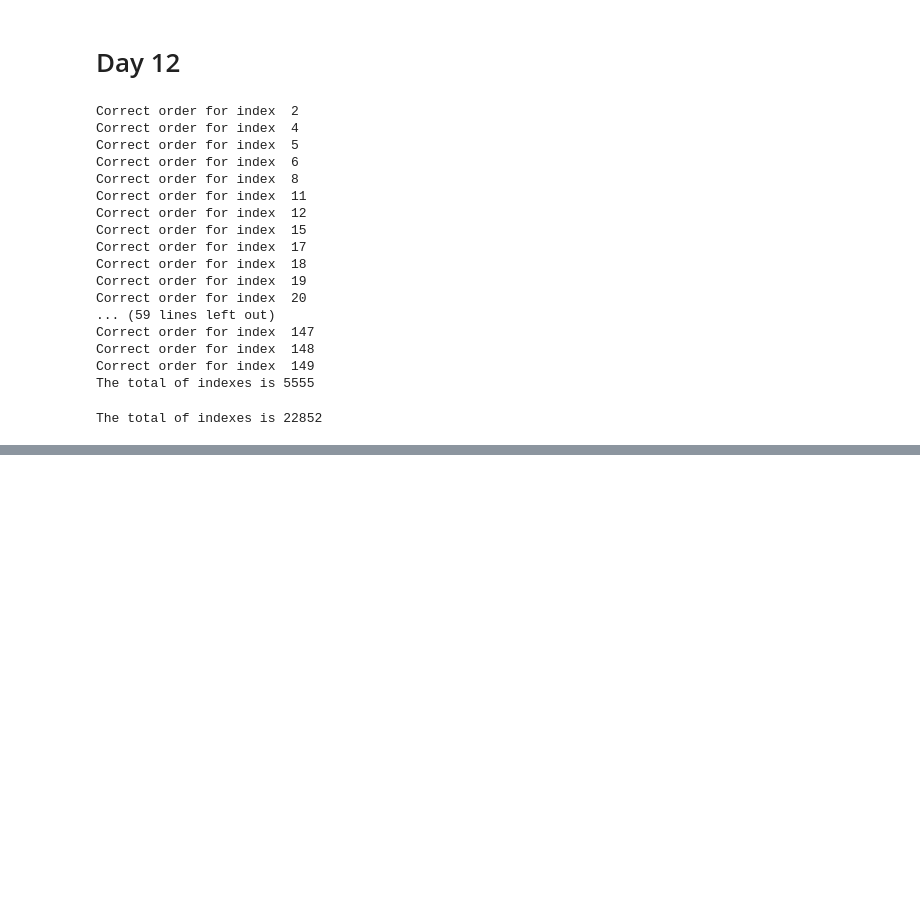
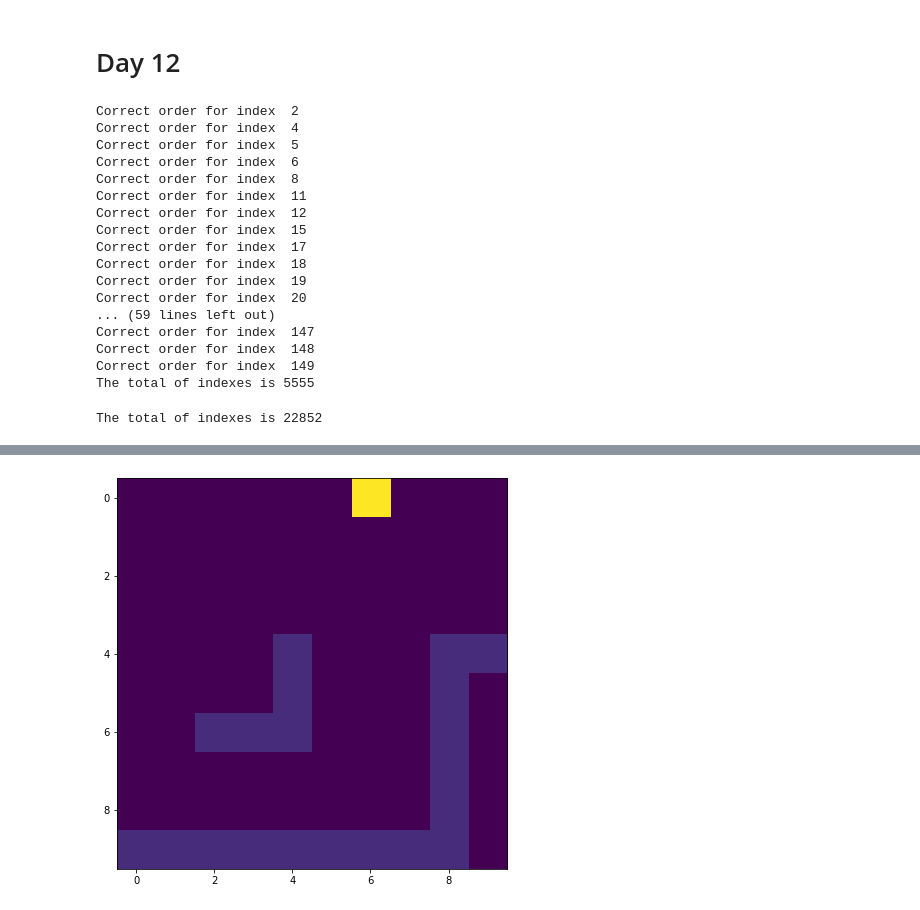
Before and after one commit to technomupet67/Advent-2022, a Jupyter notebook: Advent_2022_v2.ipynb, the cells around one changed output, grey strips where cells are left out. Drawn from its saved outputs; the diff is of its cells as text; code cells hidden in the pictures; blank space fills up the shorter version.

Commit message:
Day 14 completed ! was swimming in graphics

```diff
--- a/Advent_2022_v2.ipynb
+++ b/Advent_2022_v2.ipynb
@@ -1513,0 +1516,92 @@ packets
+# %%
+# try to find the min and max of the points
+# so we can offset the points to the origin
+# and then we can use numpy to create the grid
+# Part 1
+
+with open("input_day14_example.txt", "r") as txt_file:
+  data = txt_file.readlines()
+
+for i in range(len(data)):
+  data[i] = data[i].strip()
+
+
+import numpy as np
+import matplotlib.pyplot as plt
+
+xmin =int(data[0].split(' -> ')[0].split(',')[0])
+xmax =int(data[0].split(' -> ')[0].split(',')[0])
+ymin =int(data[0].split(' -> ')[0].split(',')[1])
+ymax =int(data[0].split(' -> ')[0].split(',')[1])
+
+for line in data:
+  the_points  = line.split(' -> ')
+  for point in the_points:
+    point = point.split(',')
+    if int(point[0]) < xmin:
+      xmin = int(point[0])
+    if int(point[0]) > xmax:
+      xmax = int(point[0])
+    if int(point[1]) < ymin:
+      ymin = int(point[1])
+    if int(point[1]) > ymax:
+      ymax = int(point[1])
+
+ymin=0 # we know that the y is always positive
+width_x = xmax - xmin
+width_y = ymax - ymin
+
+print(f'The smallest x si :{xmin}, the largest x is:{xmax}, the minimum y is:{ymin}, the max y is:{ymax}')
+print(f'The grid is therefore {width_x} wide and {width_y} high')
+
+# create the grid with empty values
+new_data = np.zeros((width_y+1,width_x+1), dtype=int)
+new_data[0,500-xmin] = 8 # we start at 500
+
+def populate (data, start,end):
+  global xmin,ymin # we need to offset the points to the origin
+  x_start = int(start[0])-xmin
+  y_start = int(start[1])-ymin
+  x_end = int(end[0])-xmin
+  y_end = int(end[1])-ymin
+  if x_start > x_end: # we need to make sure that the start is always smaller than the end
+    x_start,x_end = x_end,x_start
+  if y_start > y_end:
+    y_start,y_end = y_end,y_start
+
+  for i in range(x_start,x_end+1):
+    for j in range(y_start,y_end+1):
+      data[j,i] = 1
+  return data
+
+
+# this will go through the data and build a list of walls to build
+def get_points(line):
+  points = line.split(' -> ')
+  temp=[]
+  for point in points:
+    temp.append([int(point.split(',')[0]),int(point.split(',')[1])])
+
+  return temp
+
+for i in range(len(data)):
+  # print(get_points(data[i]))
+  path = get_points(data[i])
+  sub_path = []
+  for j in range(len(path)-1):
+    sub_path.append([path[j],path[j+1]])
+
+  for k in range(len(sub_path)):
+    start = sub_path[k][0]
+    end = sub_path[k][1]
+    new_data = populate(new_data,start,end)
+
+
+
+
+print('After reading all the path for the walls, the grid looks like this:')
+# plot the map
+map = np.copy(new_data)
+plt.figure(figsize=(7,21))
+plt.imshow(map)
+# %% [output]
@@ -1513,0 +1612 @@ packets
+[figure, added]
```
Also changed, not shown: parts of 7 cells of this notebook, 5 other files.
